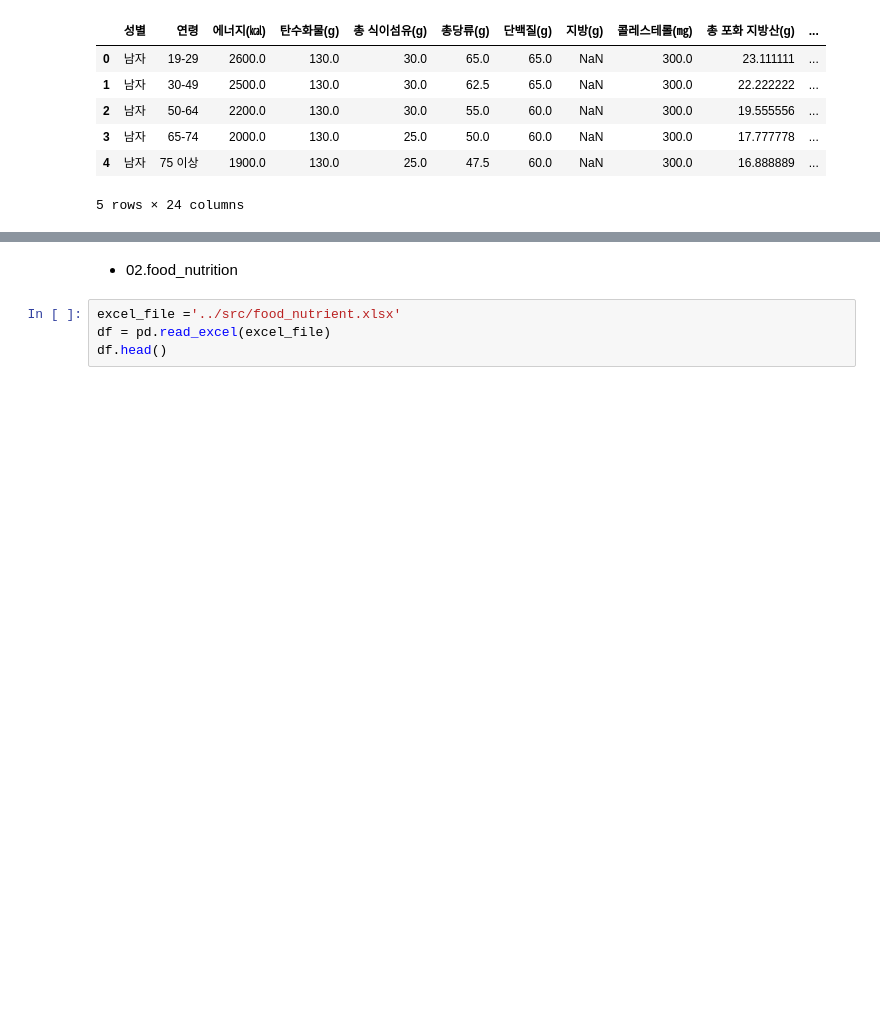
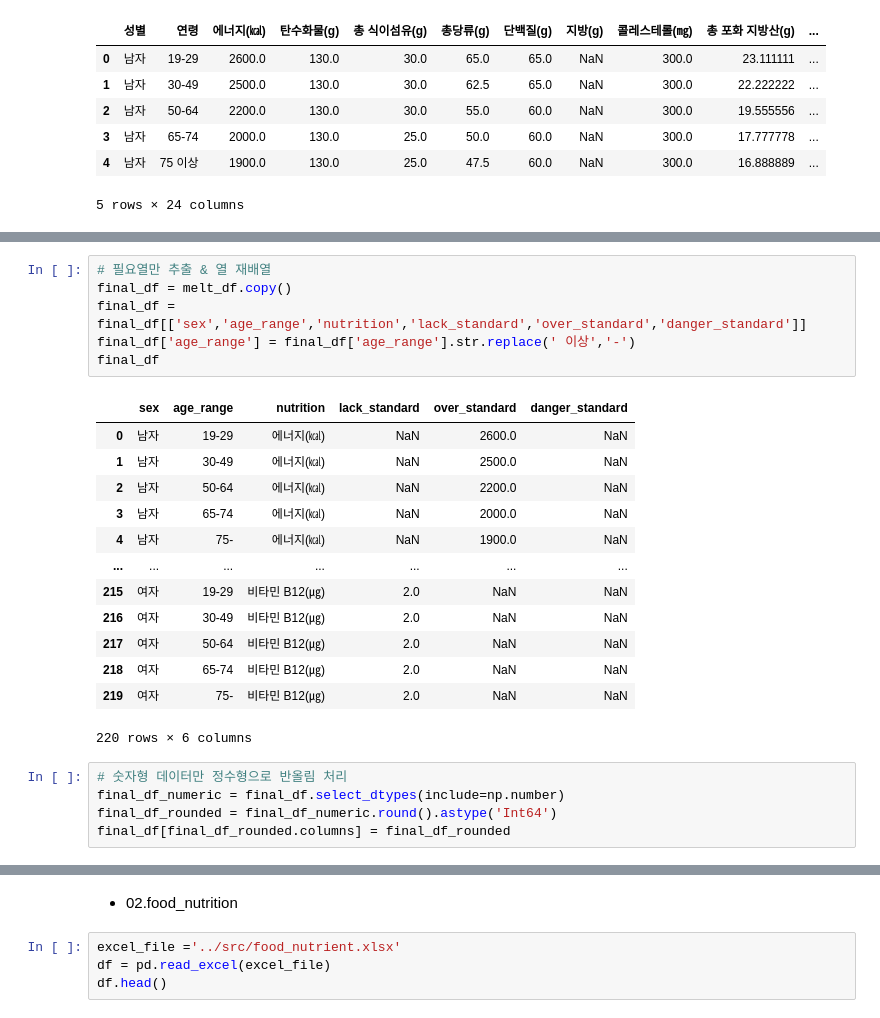
Before and after one commit to jonggu12/yorehalre_project, a Jupyter notebook: 03.DB저장/code/01. DB저장.ipynb, the cells around one changed output, grey strips where cells are left out. Drawn from its saved outputs; the diff is of its cells as text; blank space fills up the shorter version.

```diff
--- a/03.DB저장/code/01. DB저장.ipynb
+++ b/03.DB저장/code/01. DB저장.ipynb
@@ -150,0 +123,25 @@ nutrition_limit
+# %%
+# 필요열만 추출 & 열 재배열
+final_df = melt_df.copy()
+final_df = final_df[['sex','age_range','nutrition','lack_standard','over_standard','danger_standard']]
+final_df['age_range'] = final_df['age_range'].str.replace(' 이상','-')
+final_df
+# %% [output]
+|  | sex | age_range | nutrition | lack_standard | over_standard | danger_standard |
+| 0 | 남자 | 19-29 | 에너지(㎉) | NaN | 2600.0 | NaN |
+| 1 | 남자 | 30-49 | 에너지(㎉) | NaN | 2500.0 | NaN |
+| 2 | 남자 | 50-64 | 에너지(㎉) | NaN | 2200.0 | NaN |
+| 3 | 남자 | 65-74 | 에너지(㎉) | NaN | 2000.0 | NaN |
+| 4 | 남자 | 75- | 에너지(㎉) | NaN | 1900.0 | NaN |
+| ... | ... | ... | ... | ... | ... | ... |
+| 215 | 여자 | 19-29 | 비타민 B12(㎍) | 2.0 | NaN | NaN |
+| 216 | 여자 | 30-49 | 비타민 B12(㎍) | 2.0 | NaN | NaN |
+| 217 | 여자 | 50-64 | 비타민 B12(㎍) | 2.0 | NaN | NaN |
+| 218 | 여자 | 65-74 | 비타민 B12(㎍) | 2.0 | NaN | NaN |
+| 219 | 여자 | 75- | 비타민 B12(㎍) | 2.0 | NaN | NaN |
+220 rows × 6 columns
+# %%
+# 숫자형 데이터만 정수형으로 반올림 처리
+final_df_numeric = final_df.select_dtypes(include=np.number)
+final_df_rounded = final_df_numeric.round().astype('Int64')
+final_df[final_df_rounded.columns] = final_df_rounded
```
Also changed, not shown: parts of 22 cells of this notebook, 2 other files.
